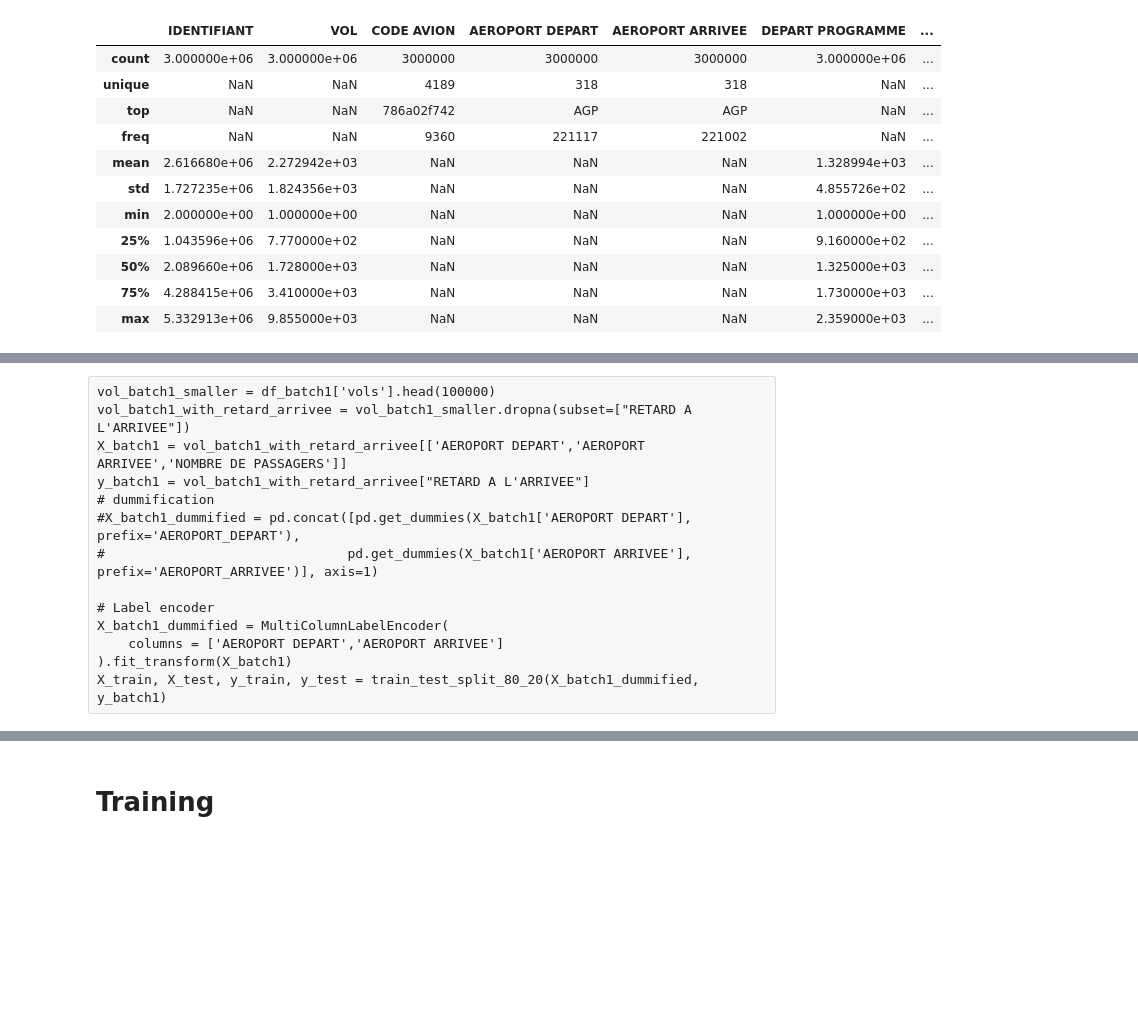
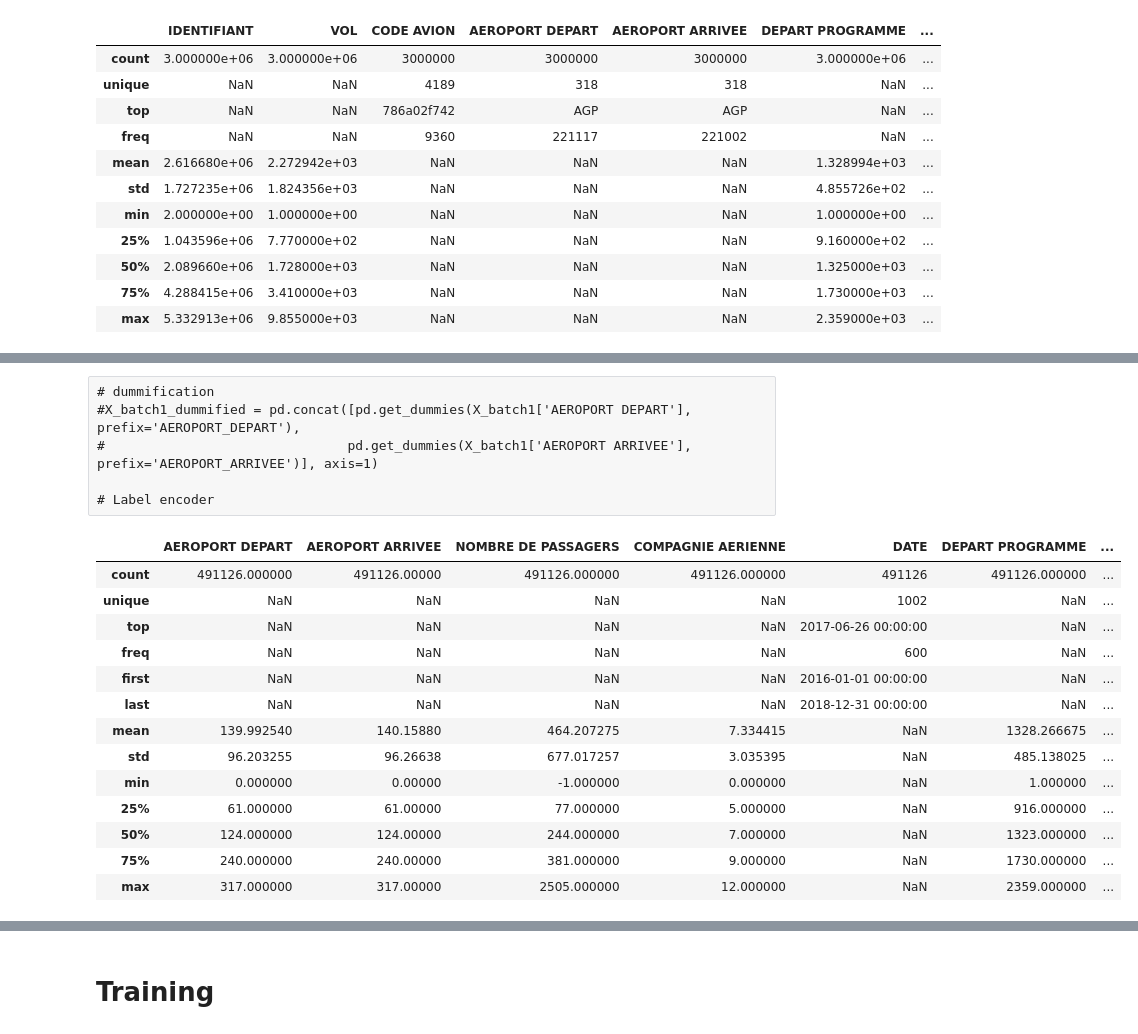
Before and after one commit to lachhebo/certif-politique, a Jupyter notebook: notebooks/001_ROFA_exploration.ipynb, the cells around one changed output, grey strips where cells are left out. Cells and saved outputs as stored; diff of their text form; code cells hidden in the pictures; blank space fills up the shorter version.

Commit message:
feat: take into account all commentaires

```diff
--- a/notebooks/001_ROFA_exploration.ipynb
+++ b/notebooks/001_ROFA_exploration.ipynb
@@ -199,17 +121,9 @@ class FeatureEngineering:
 def train_test_split_80_20(X, y):
     return train_test_split(X, y, test_size=0.2, random_state=42)
 # %% [raw]
-vol_batch1_smaller = df_batch1['vols'].head(100000)
-vol_batch1_with_retard_arrivee = vol_batch1_smaller.dropna(subset=["RETARD A L'ARRIVEE"])
-X_batch1 = vol_batch1_with_retard_arrivee[['AEROPORT DEPART','AEROPORT ARRIVEE','NOMBRE DE PASSAGERS']]
-y_batch1 = vol_batch1_with_retard_arrivee["RETARD A L'ARRIVEE"]
 # dummification
 #X_batch1_dummified = pd.concat([pd.get_dummies(X_batch1['AEROPORT DEPART'], prefix='AEROPORT_DEPART'),
 #                               pd.get_dummies(X_batch1['AEROPORT ARRIVEE'], prefix='AEROPORT_ARRIVEE')], axis=1)
 
 # Label encoder
-X_batch1_dummified = MultiColumnLabelEncoder(
-    columns = ['AEROPORT DEPART','AEROPORT ARRIVEE']
-).fit_transform(X_batch1)
-X_train, X_test, y_train, y_test = train_test_split_80_20(X_batch1_dummified, y_batch1)
 # %%
@@ -217,9 +131,45 @@ vol_batch1_smaller = df_batch1['vols'].head(1000000)
 # %%
-X, y = FeatureEngineering(
-        training_columns=['AEROPORT DEPART',
-                          'AEROPORT ARRIVEE',
-                          'NOMBRE DE PASSAGERS'],
-        columns_to_dummify=['AEROPORT DEPART','AEROPORT ARRIVEE']
-    ).transform(vol_batch1_smaller)
+feature_engineering = FeatureEngineering(
+        training_columns=[
+            'AEROPORT DEPART',
+            'AEROPORT ARRIVEE',
+            'NOMBRE DE PASSAGERS',
+            'COMPAGNIE AERIENNE',
+            'DATE',
+            'DEPART PROGRAMME',
+            'TEMPS DE DEPLACEMENT A TERRE AU DECOLLAGE',
+            "TEMPS DE DEPLACEMENT A TERRE A L'ATTERRISSAGE",
+            'TEMPS PROGRAMME',
+            'DISTANCE',
+            'MOIS',
+            'SEMAINE',
+            'IDENTIFIANT'
+        ],
+        columns_to_dummify=['AEROPORT DEPART','AEROPORT ARRIVEE', 'COMPAGNIE AERIENNE'],
+        label_name=label
+    )
+X, y = feature_engineering.fit(vol_batch1_smaller)
 
-X_train, X_test, y_train, y_test = train_test_split_80_20(X, y)
+X.loc[:, 'NOMBRE DECOLLAGE PAR AEROPORT PAR JOUR'] = feature_engineering.get_average_plane_take_off_or_landing_by_day(
+    X, 'AEROPORT DEPART'
+)
+X.loc[:, 'NOMBRE ATTERRISSAGE PAR AEROPORT PAR JOUR'] = feature_engineering.get_average_plane_take_off_or_landing_by_day(
+    X, 'AEROPORT ARRIVEE'
+)
+# %%
+X.describe(include='all')
+# %% [output]
+|  | AEROPORT DEPART | AEROPORT ARRIVEE | NOMBRE DE PASSAGERS | COMPAGNIE AERIENNE | DATE | DEPART PROGRAMME | ... |
+| count | 491126.000000 | 491126.00000 | 491126.000000 | 491126.000000 | 491126 | 491126.000000 | ... |
+| unique | NaN | NaN | NaN | NaN | 1002 | NaN | ... |
+| top | NaN | NaN | NaN | NaN | 2017-06-26 00:00:00 | NaN | ... |
+| freq | NaN | NaN | NaN | NaN | 600 | NaN | ... |
+| first | NaN | NaN | NaN | NaN | 2016-01-01 00:00:00 | NaN | ... |
+| last | NaN | NaN | NaN | NaN | 2018-12-31 00:00:00 | NaN | ... |
+| mean | 139.992540 | 140.15880 | 464.207275 | 7.334415 | NaN | 1328.266675 | ... |
+| std | 96.203255 | 96.26638 | 677.017257 | 3.035395 | NaN | 485.138025 | ... |
+| min | 0.000000 | 0.00000 | -1.000000 | 0.000000 | NaN | 1.000000 | ... |
+| 25% | 61.000000 | 61.00000 | 77.000000 | 5.000000 | NaN | 916.000000 | ... |
+| 50% | 124.000000 | 124.00000 | 244.000000 | 7.000000 | NaN | 1323.000000 | ... |
+| 75% | 240.000000 | 240.00000 | 381.000000 | 9.000000 | NaN | 1730.000000 | ... |
+| max | 317.000000 | 317.00000 | 2505.000000 | 12.000000 | NaN | 2359.000000 | ... |
```
Also changed, not shown: parts of 22 cells of this notebook, 6 other files.
